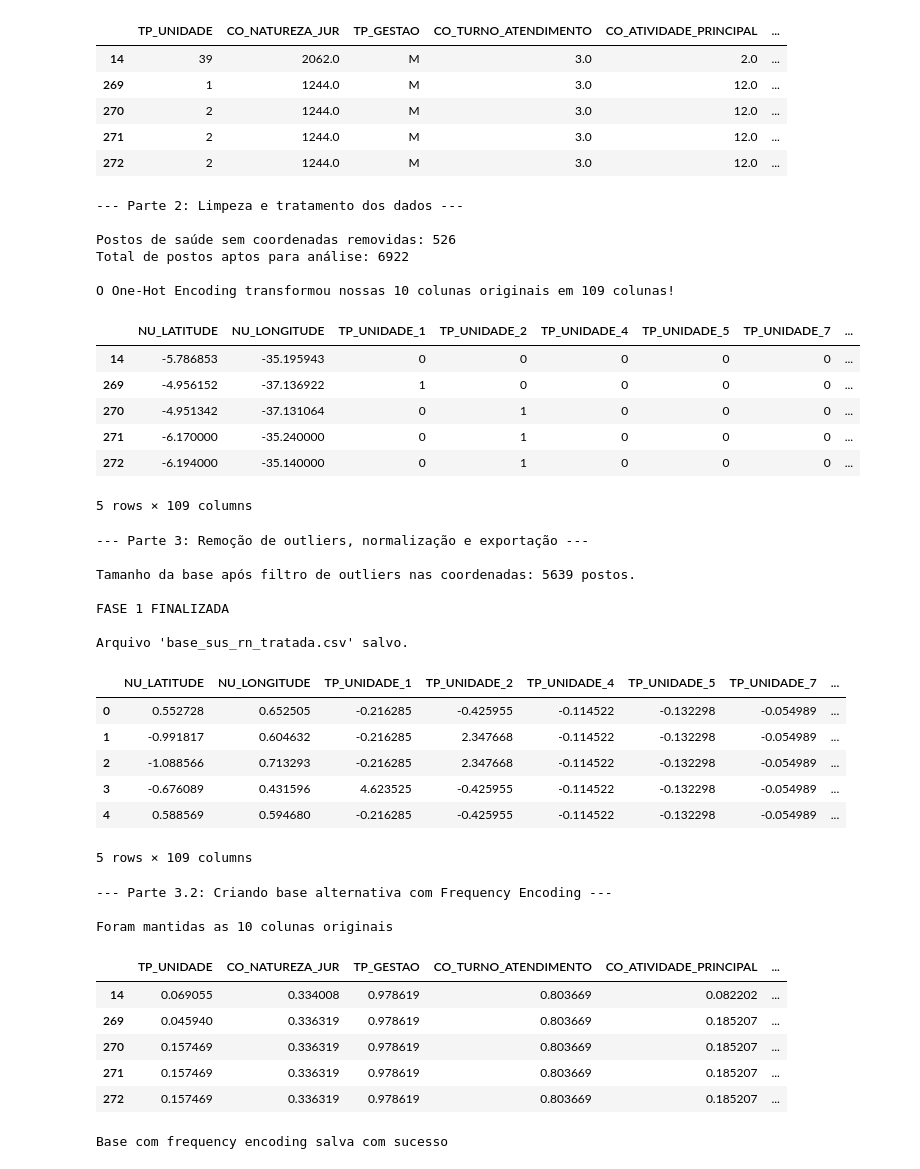
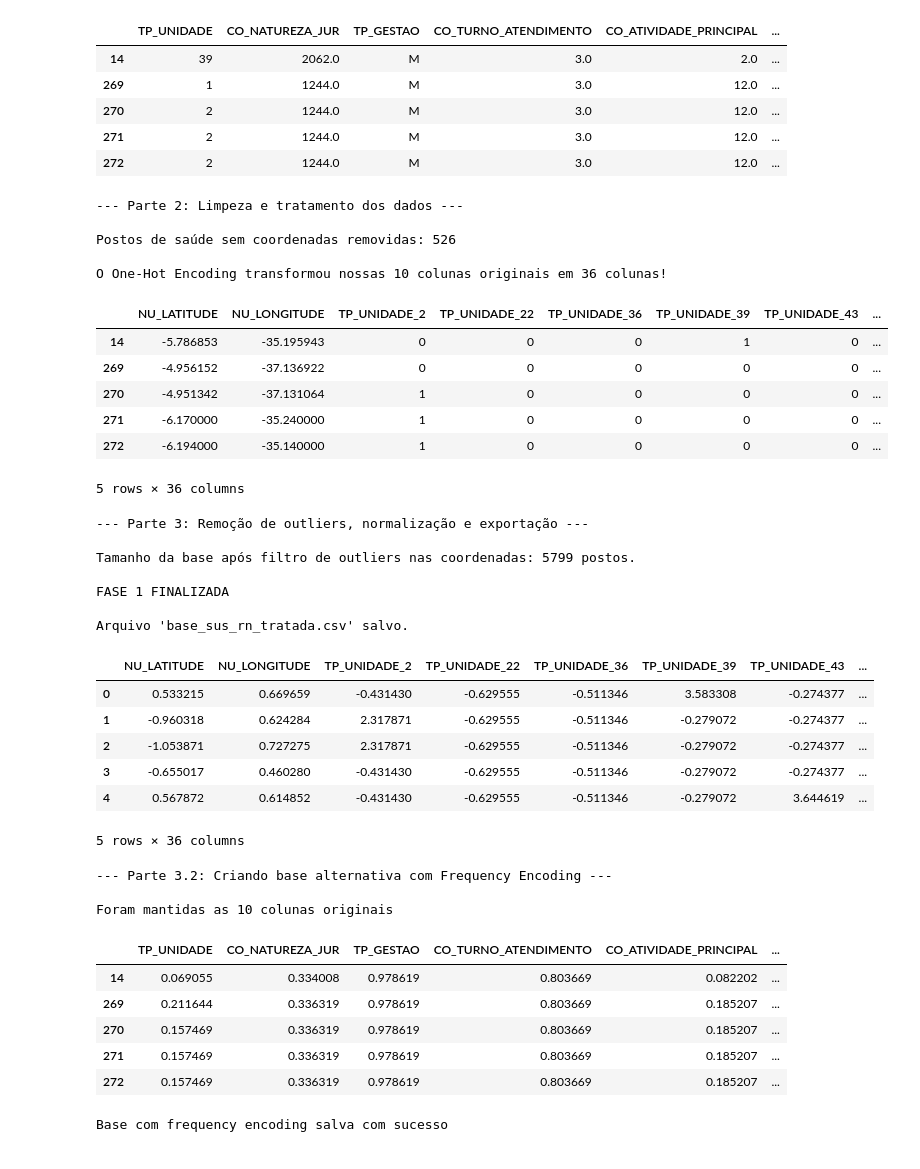
Before and after one commit to fabriciogmaraes/clusterizacao-sus-rn, a Jupyter notebook: estabelecimentos_sus.ipynb, the cells around one changed output. Saved outputs shown, nothing was run; the diff lists cells and outputs as text; code cells hidden in the pictures.

```diff
--- a/estabelecimentos_sus.ipynb
+++ b/estabelecimentos_sus.ipynb
@@ -75,40 +75,45 @@ Total de 7448 estabelecimentos de saúde separados para análise.
 # %%
 print('\n--- Parte 2: Limpeza e tratamento dos dados ---')
 
 #Separando coordenadas e textos:
 colunas_numericas = ['NU_LATITUDE', 'NU_LONGITUDE']
 colunas_texto = [col for col in df.columns if col not in colunas_numericas]
 
 #Removendo coordenadas vazias, que são insignificantes:
 tamanho_antes = df.shape[0]
 df = df.dropna(subset=colunas_numericas)
 print(f"\nPostos de saúde sem coordenadas removidas: {tamanho_antes - df.shape[0]}")
 
-#Corrigindo valores de texto que estão em branco com Moda:
+#Preencher os vazios com Moda:
 for col in colunas_texto:
     df[col] = df[col].fillna(df[col].mode()[0])
 
-print(f"Total de postos aptos para análise: {df.shape[0]}")
+#Manter apenas os Top 5 mais frequentes nas categorias:
+for col in colunas_texto:
+    #Descobre quem são os 5 campeões de repetição daquela coluna
+    top_5 = df[col].value_counts().nlargest(5).index
+
+    #Se a resposta não estiver no top 5, vira 'Outros'
+    df[col] = df[col].where(df[col].isin(top_5), 'Outros')
 
 #Transformando categórico em numéricos (Estou preferindo utilizar One Hot Encoding neste caso):
 df_encoded = pd.get_dummies(df, columns=colunas_texto, dtype=int)
 
 print(f"\nO One-Hot Encoding transformou nossas {df.shape[1]} colunas originais em {df_encoded.shape[1]} colunas!")
 display(df_encoded.head())
 # %% [output]
 --- Parte 2: Limpeza e tratamento dos dados ---
 
 Postos de saúde sem coordenadas removidas: 526
-Total de postos aptos para análise: 6922
 
-O One-Hot Encoding transformou nossas 10 colunas originais em 109 colunas!
+O One-Hot Encoding transformou nossas 10 colunas originais em 36 colunas!
-|  | NU_LATITUDE | NU_LONGITUDE | TP_UNIDADE_1 | TP_UNIDADE_2 | TP_UNIDADE_4 | TP_UNIDADE_5 | TP_UNIDADE_7 | ... |
-| 14 | -5.786853 | -35.195943 | 0 | 0 | 0 | 0 | 0 | ... |
-| 269 | -4.956152 | -37.136922 | 1 | 0 | 0 | 0 | 0 | ... |
-| 270 | -4.951342 | -37.131064 | 0 | 1 | 0 | 0 | 0 | ... |
-| 271 | -6.170000 | -35.240000 | 0 | 1 | 0 | 0 | 0 | ... |
-| 272 | -6.194000 | -35.140000 | 0 | 1 | 0 | 0 | 0 | ... |
+|  | NU_LATITUDE | NU_LONGITUDE | TP_UNIDADE_2 | TP_UNIDADE_22 | TP_UNIDADE_36 | TP_UNIDADE_39 | TP_UNIDADE_43 | ... |
+| 14 | -5.786853 | -35.195943 | 0 | 0 | 0 | 1 | 0 | ... |
+| 269 | -4.956152 | -37.136922 | 0 | 0 | 0 | 0 | 0 | ... |
+| 270 | -4.951342 | -37.131064 | 1 | 0 | 0 | 0 | 0 | ... |
+| 271 | -6.170000 | -35.240000 | 1 | 0 | 0 | 0 | 0 | ... |
+| 272 | -6.194000 | -35.140000 | 1 | 0 | 0 | 0 | 0 | ... |
-5 rows × 109 columns
+5 rows × 36 columns
 # %%
 from sklearn.preprocessing import StandardScaler
 
@@ -143,18 +148,18 @@ display(df_final.head())
 # %% [output]
 --- Parte 3: Remoção de outliers, normalização e exportação ---
 
-Tamanho da base após filtro de outliers nas coordenadas: 5639 postos.
+Tamanho da base após filtro de outliers nas coordenadas: 5799 postos.
 
 FASE 1 FINALIZADA
 
 Arquivo 'base_sus_rn_tratada.csv' salvo.
-|  | NU_LATITUDE | NU_LONGITUDE | TP_UNIDADE_1 | TP_UNIDADE_2 | TP_UNIDADE_4 | TP_UNIDADE_5 | TP_UNIDADE_7 | ... |
-| 0 | 0.552728 | 0.652505 | -0.216285 | -0.425955 | -0.114522 | -0.132298 | -0.054989 | ... |
-| 1 | -0.991817 | 0.604632 | -0.216285 | 2.347668 | -0.114522 | -0.132298 | -0.054989 | ... |
-| 2 | -1.088566 | 0.713293 | -0.216285 | 2.347668 | -0.114522 | -0.132298 | -0.054989 | ... |
-| 3 | -0.676089 | 0.431596 | 4.623525 | -0.425955 | -0.114522 | -0.132298 | -0.054989 | ... |
-| 4 | 0.588569 | 0.594680 | -0.216285 | -0.425955 | -0.114522 | -0.132298 | -0.054989 | ... |
+|  | NU_LATITUDE | NU_LONGITUDE | TP_UNIDADE_2 | TP_UNIDADE_22 | TP_UNIDADE_36 | TP_UNIDADE_39 | TP_UNIDADE_43 | ... |
+| 0 | 0.533215 | 0.669659 | -0.431430 | -0.629555 | -0.511346 | 3.583308 | -0.274377 | ... |
+| 1 | -0.960318 | 0.624284 | 2.317871 | -0.629555 | -0.511346 | -0.279072 | -0.274377 | ... |
+| 2 | -1.053871 | 0.727275 | 2.317871 | -0.629555 | -0.511346 | -0.279072 | -0.274377 | ... |
+| 3 | -0.655017 | 0.460280 | -0.431430 | -0.629555 | -0.511346 | -0.279072 | -0.274377 | ... |
+| 4 | 0.567872 | 0.614852 | -0.431430 | -0.629555 | -0.511346 | -0.279072 | 3.644619 | ... |
-5 rows × 109 columns
+5 rows × 36 columns
 # %%
 print('\n--- Parte 3.2: Criando base alternativa com Frequency Encoding ---')
 
@@ -191,7 +196,7 @@ print("\nBase com frequency encoding salva com sucesso")
 Foram mantidas as 10 colunas originais
 |  | TP_UNIDADE | CO_NATUREZA_JUR | TP_GESTAO | CO_TURNO_ATENDIMENTO | CO_ATIVIDADE_PRINCIPAL | ... |
 | 14 | 0.069055 | 0.334008 | 0.978619 | 0.803669 | 0.082202 | ... |
-| 269 | 0.045940 | 0.336319 | 0.978619 | 0.803669 | 0.185207 | ... |
+| 269 | 0.211644 | 0.336319 | 0.978619 | 0.803669 | 0.185207 | ... |
 | 270 | 0.157469 | 0.336319 | 0.978619 | 0.803669 | 0.185207 | ... |
 | 271 | 0.157469 | 0.336319 | 0.978619 | 0.803669 | 0.185207 | ... |
 | 272 | 0.157469 | 0.336319 | 0.978619 | 0.803669 | 0.185207 | ... |
```
Also changed, not shown: parts of 12 cells of this notebook, 12 other files.
